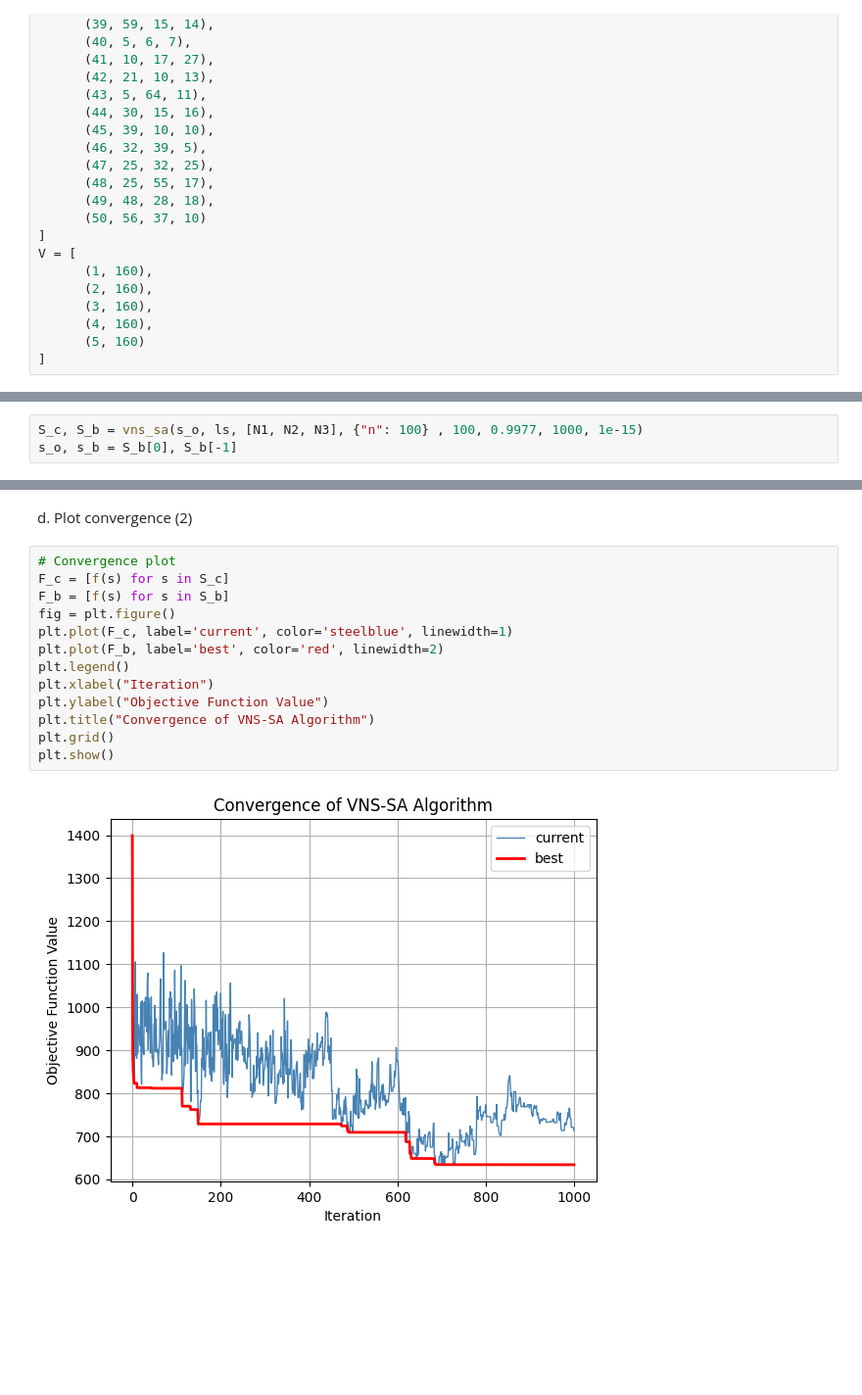
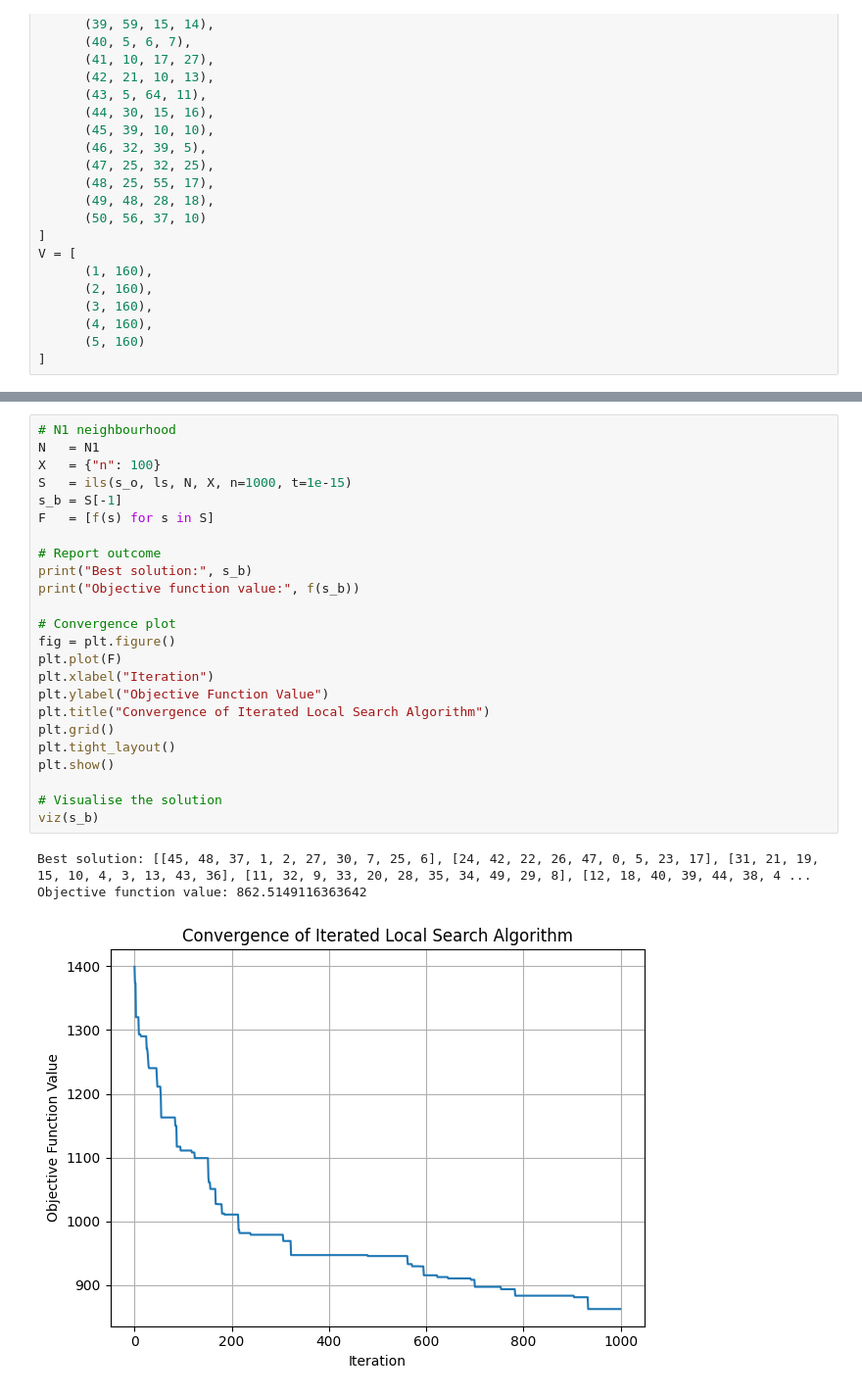
Before and after one commit to anmpahwa/CE5972, a Jupyter notebook: book/content/lecture_33.ipynb, the cells around one changed output, grey strips where cells are left out. Shown at 98% size. Saved outputs shown, nothing was run; the diff lists cells and outputs as text; blank space fills up the shorter version.

```diff
--- a/book/content/lecture_33.ipynb
+++ b/book/content/lecture_33.ipynb
@@ -319,3 +262,0 @@ b. Using the VNS-SA algorithm, solve for the VRP (5)
-# %%
-S_c, S_b = vns_sa(s_o, ls, [N1, N2, N3], {"n": 100} , 100, 0.9977, 1000, 1e-15)
-s_o, s_b = S_b[0], S_b[-1]
@@ -356,17 +263,28 @@ Objective function value: Best 633.719450038962
-# %% [markdown]
-d. Plot convergence (2)
-# %%
-# Convergence plot
-F_c = [f(s) for s in S_c]
-F_b = [f(s) for s in S_b]
-fig = plt.figure()
-plt.plot(F_c, label='current', color='steelblue', linewidth=1)
-plt.plot(F_b, label='best', color='red', linewidth=2)
-plt.legend()
-plt.xlabel("Iteration")
-plt.ylabel("Objective Function Value")
-plt.title("Convergence of VNS-SA Algorithm")
-plt.grid()
-plt.show()
-# %% [output]
-[figure, removed]
+# %%
+# N1 neighbourhood
+N   = N1
+X   = {"n": 100}
+S   = ils(s_o, ls, N, X, n=1000, t=1e-15)
+s_b = S[-1]
+F   = [f(s) for s in S]
+
+# Report outcome
+print("Best solution:", s_b)
+print("Objective function value:", f(s_b))
+
+# Convergence plot
+fig = plt.figure()
+plt.plot(F)
+plt.xlabel("Iteration")
+plt.ylabel("Objective Function Value")
+plt.title("Convergence of Iterated Local Search Algorithm")
+plt.grid()
+plt.tight_layout()
+plt.show()
+
+# Visualise the solution
+viz(s_b)
+# %% [output]
+Best solution: [[45, 48, 37, 1, 2, 27, 30, 7, 25, 6], [24, 42, 22, 26, 47, 0, 5, 23, 17], [31, 21, 19, 15, 10, 4, 3, 13, 43, 36], [11, 32, 9, 33, 20, 28, 35, 34, 49, 29, 8], [12, 18, 40, 39, 44, 38, 4 ...
+Objective function value: 862.5149116363642
+[figure, added]
```
Also changed, not shown: parts of 19 cells of this notebook, 11 other files.
